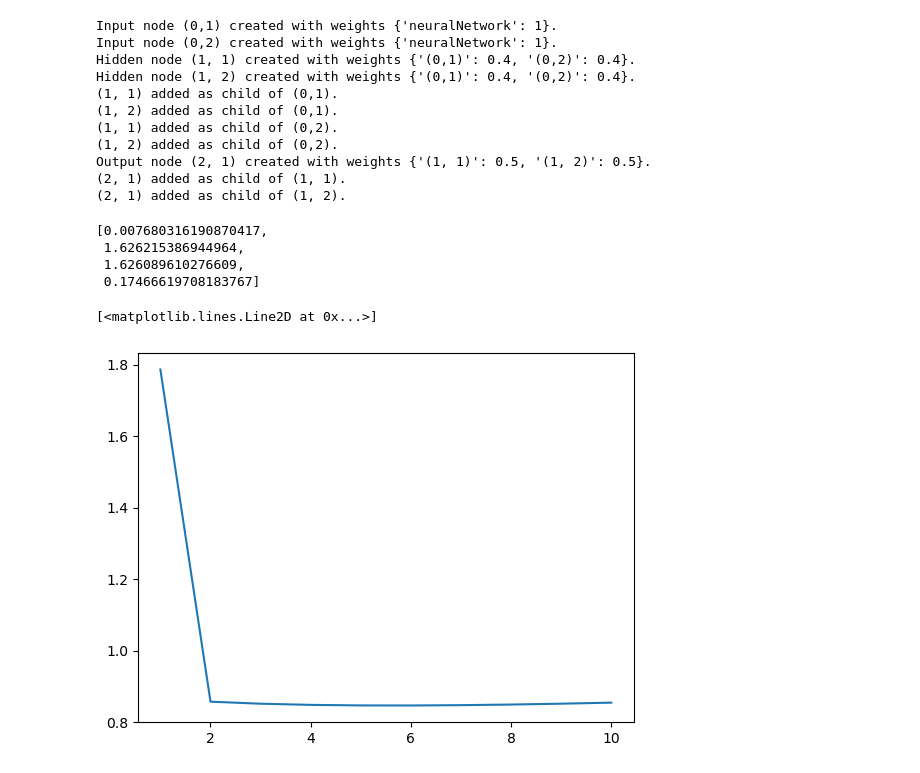
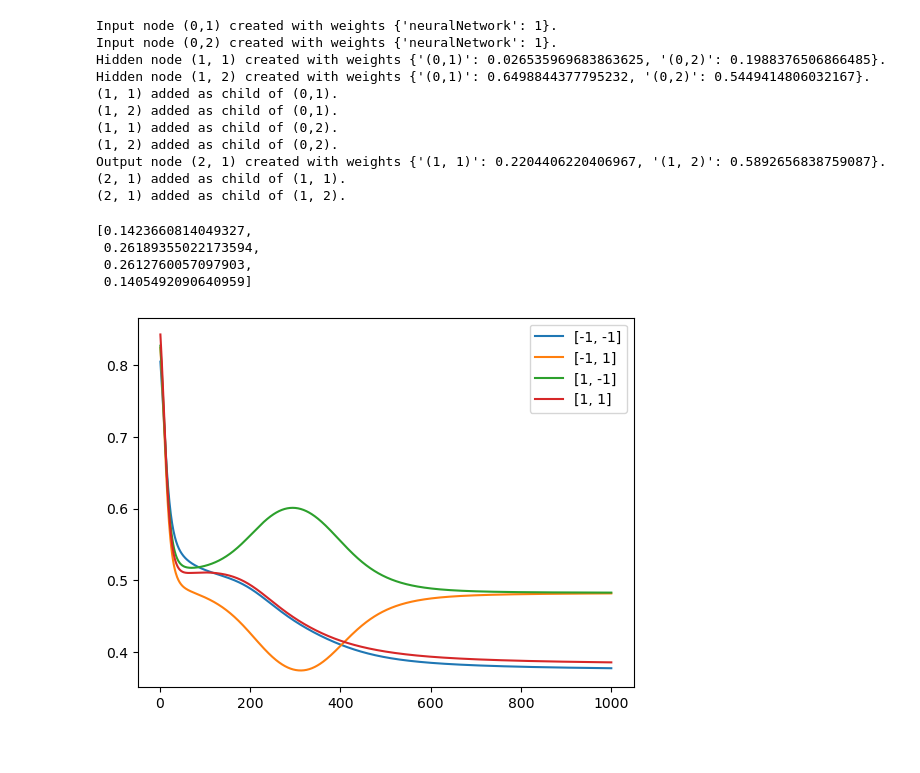
Before and after one commit to RianneAr/Deep_Learning_Ass1, a Jupyter notebook: Assignment1_3.ipynb, the cells around one changed output. Drawn from its saved outputs; the diff is of its cells as text; code cells hidden in the pictures.

```diff
--- a/Assignment1_3.ipynb
+++ b/Assignment1_3.ipynb
@@ -84,6 +86,8 @@ class Node:
                 weight[child.id] = child.weights[self.id]
         return weight
 # %%
+random.seed(a=42)
+
 class NeuralNetwork:
     def __init__(self, inputCount, hiddenlayerWidth, hiddenLayerDepth, outputCount):
         if type(hiddenLayerDepth) != int or type(hiddenlayerWidth) != int or type(outputCount) != int or type(inputCount) != int:
@@ -102,7 +106,7 @@ class NeuralNetwork:
             for nodeNumber in range(1, hiddenlayerWidth + 1):
                 weights = {}
                 for parent in parentLayer:
-                    weights[parent.id] = 0.4
+                    weights[parent.id] = random.random()
                 node = Node(id=f"({hiddenLayerNumber}, {nodeNumber})", type="Hidden", parents=parentLayer, weights=weights, neuralNetwork=self)
                 currentLayer.append(node)
             for parent in parentLayer:
@@ -113,7 +117,7 @@ class NeuralNetwork:
         for outputCount in range(1, outputCount + 1):
             weights = {}
             for parent in parentLayer:
-                weights[parent.id] = 0.5
+                weights[parent.id] = random.random()
             node = Node(id=f"({layerCounter}, {outputCount})", type="Output", parents=parentLayer, neuralNetwork=self, weights=weights)
             currentLayer.append(node)
         for parent in parentLayer:
@@ -143,7 +147,6 @@ class NeuralNetwork:
             for node in currentLayer:
                 delta = node.UpdateWeights(previousDelta=previousDelta, eta = learningRate, desiredOutput = desiredOutput)
                 deltaLayer[node.id] = delta
-            # print(deltaLayer)
             previousDelta = deepcopy(deltaLayer)
             deltaLayer.clear()
             currentLayer = currentLayer[0].parents
@@ -157,44 +160,61 @@ class NeuralNetwork:
 
     def Train(self, epoches, inputs, outputs, learningRate):
         errors = []
+        nnOutputs = []
         for i in range(1, epoches + 1):
             temporaryErrors = 0
             for j in range(len(inputs)):
                 self.networkHead[0].setValue(setterID=self.id, value=inputs[j][0])
                 self.networkHead[1].setValue(setterID=self.id, value=inputs[j][1])
                 temporaryErrors += ((self.output - outputs[j]) * (self.output - outputs[j]))
+                # print(f"Desired input and output: {input[j][0], input[j][1]}, {output[j]}")
                 self.BackTrack(learningRate=learningRate, desiredOutput=outputs[j])
+                nnOutputs.append(self.output)
                 self.FlushNeuralNetwork()
             temporaryErrors /= len(outputs)
             errors.append(temporaryErrors)
-        return errors
+        return errors, nnOutputs
+# %%
+learningRate = 0.4
+Epochs = 1000
+input = [[-1, -1],
+        [-1, 1],
+        [1, -1],
+        [1, 1]]
+output = [0, 1, 1, 0]
 # %%
 nn = NeuralNetwork(inputCount=2, hiddenlayerWidth=2, hiddenLayerDepth=1, outputCount=1)
 nn.outputLayer[0].weights
-nn.GetError(inputs=[[0, 0], [1, 0], [0, 1], [1, 1]], outputs=[0, 1, 1, 0])
+nn.GetError(inputs=input, outputs=output)
 nn.FlushNeuralNetwork()
-errors = nn.Train(epoches=10, inputs=[[0, 0], [1, 0], [0, 1], [1, 1]], outputs=[0, 1, 1, 0], learningRate= 0.2)
-nn.GetError(inputs=[[0, 0], [1, 0], [0, 1], [1, 1]], outputs=[0, 1, 1, 0])
+errors, nnOutputs = nn.Train(epoches=Epochs, inputs=input, outputs=output, learningRate= learningRate)
+nn.GetError(inputs=input, outputs=output)
 # %% [output]
 Input node (0,1) created with weights {'neuralNetwork': 1}.
 Input node (0,2) created with weights {'neuralNetwork': 1}.
-Hidden node (1, 1) created with weights {'(0,1)': 0.4, '(0,2)': 0.4}.
-Hidden node (1, 2) created with weights {'(0,1)': 0.4, '(0,2)': 0.4}.
+Hidden node (1, 1) created with weights {'(0,1)': 0.026535969683863625, '(0,2)': 0.1988376506866485}.
+Hidden node (1, 2) created with weights {'(0,1)': 0.6498844377795232, '(0,2)': 0.5449414806032167}.
 (1, 1) added as child of (0,1).
 (1, 2) added as child of (0,1).
 (1, 1) added as child of (0,2).
 (1, 2) added as child of (0,2).
-Output node (2, 1) created with weights {'(1, 1)': 0.5, '(1, 2)': 0.5}.
+Output node (2, 1) created with weights {'(1, 1)': 0.2204406220406967, '(1, 2)': 0.5892656838759087}.
 (2, 1) added as child of (1, 1).
 (2, 1) added as child of (1, 2).
-[0.007680316190870417,
- 1.626215386944964,
- 1.626089610276609,
- 0.17466619708183767]
+[0.1423660814049327,
+ 0.26189355022173594,
+ 0.2612760057097903,
+ 0.1405492090640959]
-# %%
-errors = np.array(errors)
-errors
-plt.plot(range(1, len(errors) +1), errors)
-# %% [output]
-[<matplotlib.lines.Line2D at 0x...>]
-[figure, removed]
+# %%
+outputDict = {}
+for index in range(len(nnOutputs)):
+        if outputDict.keys().__contains__(str(input[index % 4])):
+            outputDict[str(input[index % 4])].append(nnOutputs[index])
+        else:
+            outputDict[str(input[index % 4])] = [nnOutputs[index]]
+for key in outputDict.keys():
+    plt.plot(range(1, len(outputDict[key]) + 1), outputDict[key], label=key)
+plt.legend()
+plt.show()
+# %% [output]
+[figure, added]
```
Also changed, not shown: parts of 3 cells of this notebook, 2 other files.
